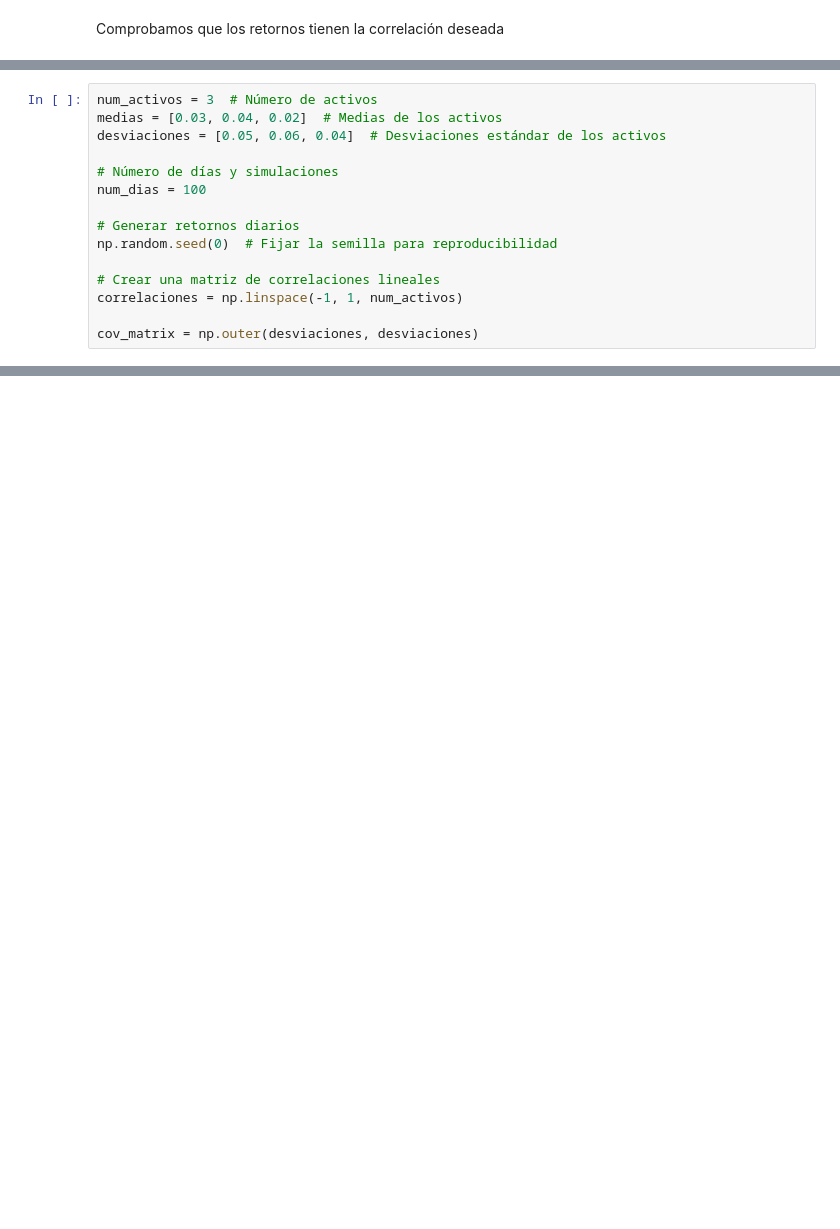
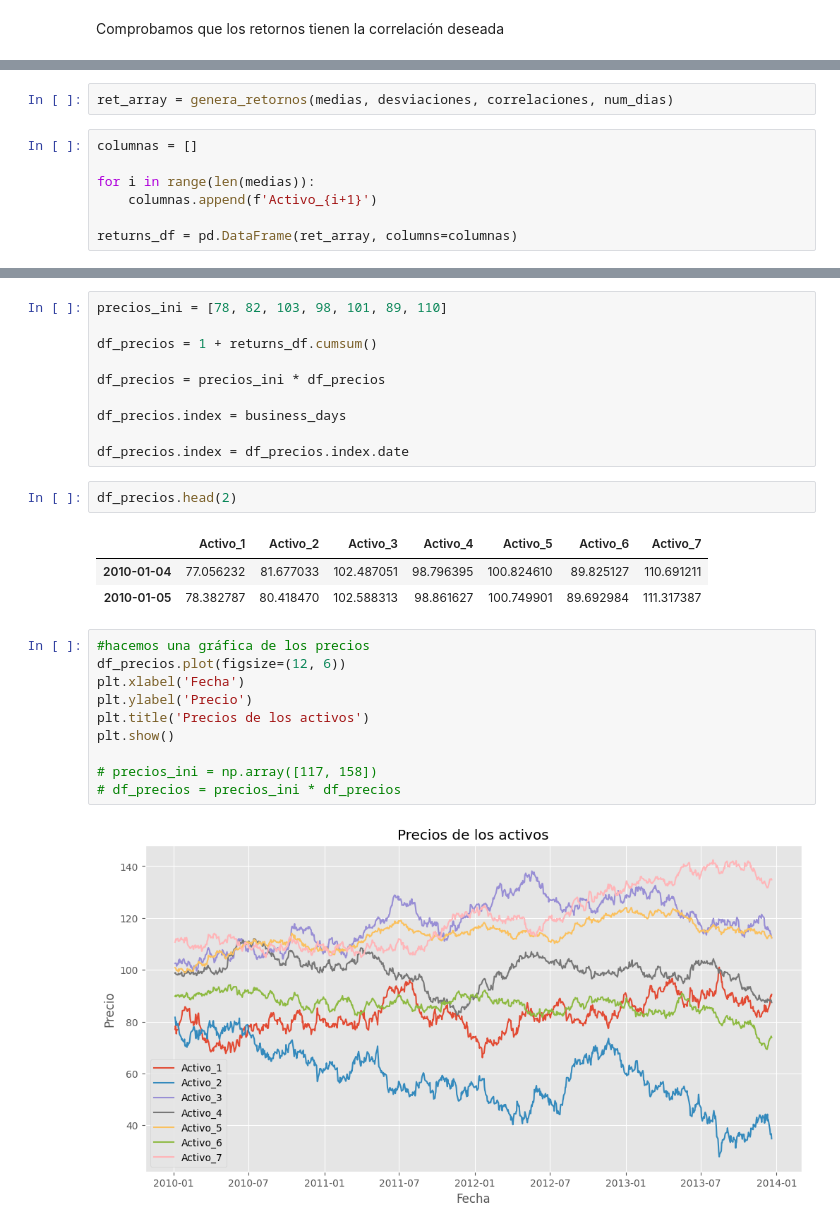
Before and after one commit to alfonso-santos/Python-aplicado-gestion-carteras, a Jupyter notebook: source/generacion-precios.ipynb, the cells around one changed output, grey strips where cells are left out. Cells and saved outputs as stored; diff of their text form; blank space fills up the shorter version.

```diff
--- a/source/generacion-precios.ipynb
+++ b/source/generacion-precios.ipynb
@@ -152,15 +162,0 @@ IndexError: too many indices for array: array is 1-dimensional, but 2 were index
-# %%
-num_activos = 3  # Número de activos
-medias = [0.03, 0.04, 0.02]  # Medias de los activos
-desviaciones = [0.05, 0.06, 0.04]  # Desviaciones estándar de los activos
-
-# Número de días y simulaciones
-num_dias = 100
-
-# Generar retornos diarios
-np.random.seed(0)  # Fijar la semilla para reproducibilidad
-
-# Crear una matriz de correlaciones lineales
-correlaciones = np.linspace(-1, 1, num_activos)
-
-cov_matrix = np.outer(desviaciones, desviaciones)
@@ -236,0 +163,9 @@ ValueError: array must be at least 2-d
+# %%
+ret_array = genera_retornos(medias, desviaciones, correlaciones, num_dias)
+# %%
+columnas = []
+
+for i in range(len(medias)):
+    columnas.append(f'Activo_{i+1}')
+
+returns_df = pd.DataFrame(ret_array, columns=columnas)
@@ -236,0 +177,28 @@ ValueError: array must be at least 2-d
+# %%
+precios_ini = [78, 82, 103, 98, 101, 89, 110]
+
+df_precios = 1 + returns_df.cumsum()
+
+df_precios = precios_ini * df_precios
+
+df_precios.index = business_days
+
+df_precios.index = df_precios.index.date
+# %%
+df_precios.head(2)
+# %% [output]
+|  | Activo_1 | Activo_2 | Activo_3 | Activo_4 | Activo_5 | Activo_6 | Activo_7 |
+| 2010-01-04 | 77.056232 | 81.677033 | 102.487051 | 98.796395 | 100.824610 | 89.825127 | 110.691211 |
+| 2010-01-05 | 78.382787 | 80.418470 | 102.588313 | 98.861627 | 100.749901 | 89.692984 | 111.317387 |
+# %%
+#hacemos una gráfica de los precios
+df_precios.plot(figsize=(12, 6))
+plt.xlabel('Fecha')
+plt.ylabel('Precio')
+plt.title('Precios de los activos')
+plt.show()
+
+# precios_ini = np.array([117, 158])
+# df_precios = precios_ini * df_precios
+# %% [output]
+[figure, added]
```
Also changed, not shown: parts of 19 cells of this notebook, 2 other files.
